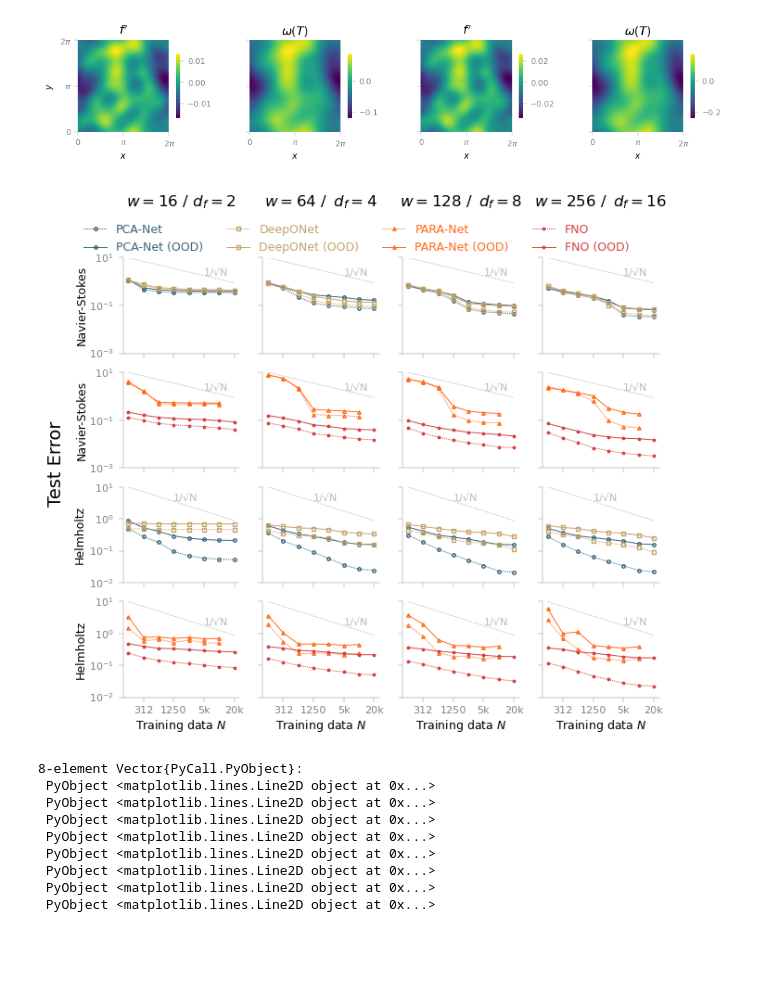
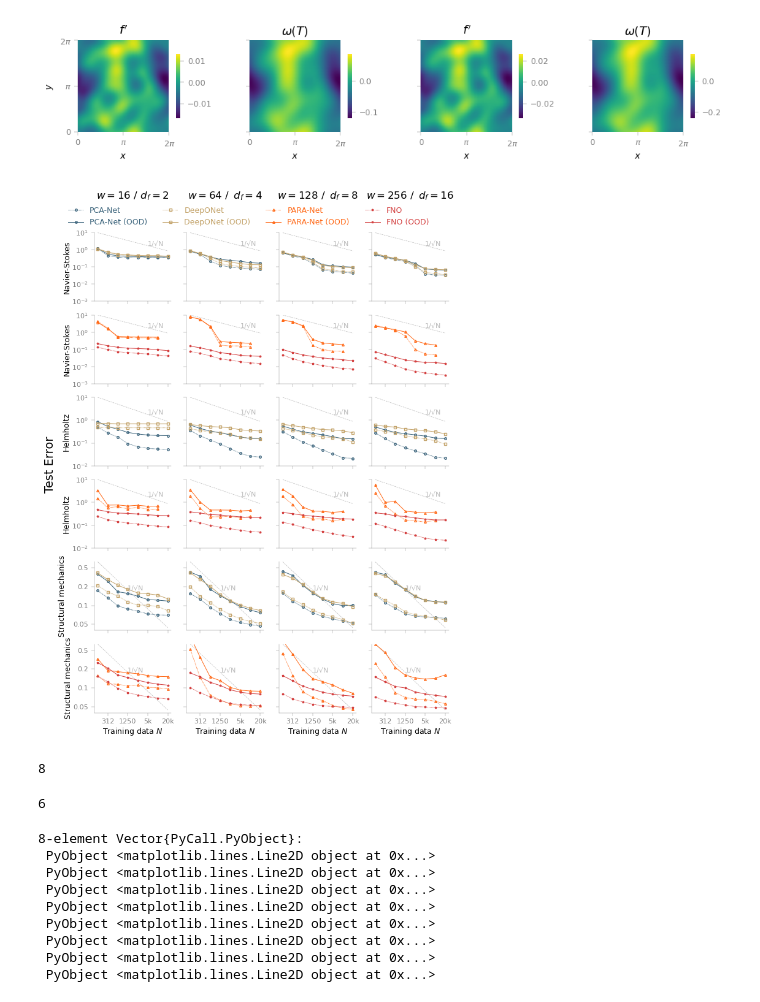
Before and after one commit to Zhengyu-Huang/Operator-Learning, a Jupyter notebook: FNO-out-of-distribution.ipynb, the cells around one changed output. Drawn from its saved outputs; the diff is of its cells as text; code cells hidden in the pictures; blank space fills up the shorter version.

Commit message:
update data

```diff
--- a/FNO-out-of-distribution.ipynb
+++ b/FNO-out-of-distribution.ipynb
@@ -149,38 +149,39 @@ fig.savefig("NS-map-out-of-d-"*coloroption*".pdf")
 
 include("/groups/esm/dzhuang/Operator-Learning/Data-NN-Plot.jl") # load data
 
-probs = ["Navier-Stokes","Navier-Stokes", "Helmholtz","Helmholtz"]
+probs = ["Navier-Stokes","Navier-Stokes", "Helmholtz","Helmholtz", "Structural mechanics","Structural mechanics"]
 
 
 coloroption = "paper"
 
 
 ########### Error vs Data
-ylims = [1e-3 10; 1e-3 10; 1e-2 10; 1e-2 10]
-ypad = [1, 1, 2.5,1.5]
+ylims = [1e-3 10; 1e-3 10; 1e-2 10; 1e-2 10; 0.04 0.5; 0.04 0.5]
+ypad = [1, 1, 1.5,1.5, 8,1]
 
-fig, ax = PyPlot.subplots(ncols = 4,nrows=4, sharex=true, figsize=(6.8,6))
+fig, ax = PyPlot.subplots(ncols = 4,nrows=6, sharex=true, figsize=(6.8,9))
 
 N_Data = [156, 312, 625, 1250, 2500, 5000, 10000, 20000]
 
-for i = 1:4 # test problems
+for i = 1:6 # test problems
     for j = 1:4 # plot columns
         ax[i,j].loglog(N_Data, ylims[i,2]*sqrt(N_Data[1]) ./ sqrt.(N_Data), color = "#bababa",  linewidth=0.5,linestyle="dashed")
-        if i == 3
+        if i == 5 || i == 6
             ax[i,j].text(1250,ylims[i,2]*sqrt(N_Data[1])./sqrt(1250),"1/√N",color="#bababa",fontsize=8)
         else
             ax[i,j].text(5000,ylims[i,2]*sqrt(N_Data[1])./sqrt(5000),"1/√N",color="#bababa",fontsize=8)
         end
 
-        if i==1 || i == 3
+        if i==1 || i == 3 || i == 5
             ax[i,j].loglog(N_Data,PCA_Data[j:5:40,5,div(i+1,2)],color=colors[1], linestyle=(0,(1,1)), marker = markers[1], fillstyle="none",label="PCA-Net")
             ax[i,j].loglog(N_Data,PCA_Out_Of_Distribution_Data[j:5:40,5,div(i+1,2)],color=colors[1], linestyle="solid", marker = markers[1], fillstyle="none",label="PCA-Net (OOD)")
 
             ax[i,j].loglog(N_Data,DeepONet_Data[j:5:40,5,div(i+1,2)],color=colors[2], linestyle=(0,(1,1)), marker = markers[2], fillstyle="none",label="DeepONet")
             ax[i,j].loglog(N_Data,DeepONet_Out_Of_Distribution_Data[j:5:40,5,div(i+1,2)],color=colors[2], linestyle="solid", marker = markers[2], fillstyle="none",label="DeepONet (OOD)")
         else
-            ax[i,j].loglog(N_Data[1:7],PARA_Data[j:5:40,5,div(i+1,2)][1:7],color=colors[3], linestyle=(0,(1,1)), marker = markers[3], fillstyle="none",label="PARA-Net")
-            ax[i,j].loglog(N_Data[1:7],PARA_Out_Of_Distribution_Data[j:5:40,5,div(i+1,2)][1:7],color=colors[3], linestyle="solid", marker = markers[3], fillstyle="none",label="PARA-Net (OOD)")
+            n_ind = (i==6 ? 8 : 7)
+            ax[i,j].loglog(N_Data[1:n_ind],PARA_Data[j:5:40,5,div(i+1,2)][1:n_ind],color=colors[3], linestyle=(0,(1,1)), marker = markers[3], fillstyle="none",label="PARA-Net")
+            ax[i,j].loglog(N_Data[1:n_ind],PARA_Out_Of_Distribution_Data[j:5:40,5,div(i+1,2)][1:n_ind],color=colors[3], linestyle="solid", marker = markers[3], fillstyle="none",label="PARA-Net (OOD)")
 
 
             ax[i,j].loglog(N_Data,FNO_Data[j:5:40,5,div(i+1,2)],color=colors[4], linestyle=(0,(1,1)), marker = markers[4], fillstyle="none",label="FNO")
@@ -196,50 +197,58 @@ for i = 1:4 # test problems
         end
 
         # set xlabels on bottom row
-        if i == 4
+        if i == 6
             ax[i,j].set_xlabel(latexstring("Training data ",L"N"),labelpad=2,color=lbl)
         end
 
         # gray spines and ticks
         ax[i,j].spines["top"].set_visible(false)
         ax[i,j].spines["right"].set_visible(false)
         ax[i,j].spines["left"].set_color(tk)
         ax[i,j].spines["left"].set_linewidth(0.3)
         ax[i,j].spines["bottom"].set_color(tk)
         ax[i,j].spines["bottom"].set_linewidth(0.3)
         ax[i,j].set_xticks(N_Data[2:2:end])
         ax[i,j].set_xticklabels(["312","1250","5k","20k"])
         ax[i,j][:xaxis][:set_tick_params](colors=tk,width=0.3)
         ax[i,j][:xaxis][:set_tick_params](which="minor",bottom=false) # remove minor tick labels
         ax[i,j][:yaxis][:set_tick_params](colors=tk,width=0.3)
         ax[i,j][:yaxis][:set_tick_params](which="minor",left=false)
 
-#         if i == 3
-#             ax[i,j].set_yticks([0.05, 0.1, 0.2, 0.4])
-#             ax[i,j][:yaxis][:set_minor_formatter](plt.NullFormatter())
-#         end
+        if i == 5 || i == 6
+            ax[i,j].set_yticks([0.05, 0.1, 0.2, 0.4])
+            ax[i,j][:yaxis][:set_minor_formatter](plt.NullFormatter())
+        end
 
         # set labels on left column and remove tick labels elsewhere
         if j == 1
             ax[i,j].set_ylabel(probs[i],labelpad=ypad[i],color=lbl)
-#             if i == 3
-#                 ax[i,j].set_yticklabels(["0.05", "0.1", "0.2", "0.4"])
-#             end
+            if i == 5 || i == 6
+                ax[i,j].set_yticklabels(["0.05", "0.1", "0.2", "0.5"])
+            end
         else
             ax[i,j].set_yticklabels("")
         end
     end
 end
 
 handles, labels = ax[1,1].get_legend_handles_labels()
 handles_2, labels_2 = ax[2,1].get_legend_handles_labels()
-plt.subplots_adjust(bottom=0.08,top=0.87,left=0.13,right=0.98,hspace=0.2)
+plt.subplots_adjust(bottom=0.05,top=0.92,left=0.13,right=0.98,hspace=0.2)
 # plt.tight_layout()
-fig.legend([handles; handles_2],[labels;labels_2],loc = "upper center",bbox_to_anchor=(0.5,0.95),ncol=4,frameon=false,fontsize=9,labelcolor="linecolor")
+fig.legend([handles; handles_2],[labels;labels_2],loc = "upper center",bbox_to_anchor=(0.5,0.98),ncol=4,frameon=false,fontsize=9,labelcolor="linecolor")
 fig.text(0.01, 0.5, "Test Error", ha="left", va="center", rotation="vertical",fontsize=14,color=lbl)
 plt.savefig("All-Error-Data-out-of-d-"*coloroption*".pdf")
 # %% [output]
-[figure, old version]
+[figure, new version]
+# %%
+n_ind = (i==6 ? 8 : 7)
+# %% [output]
+8
+# %%
+i = 6
+# %% [output]
+6
 # %%
 
 handles, labels = ax[1,1].get_legend_handles_labels()
```
Also changed, not shown: 1 other file.
